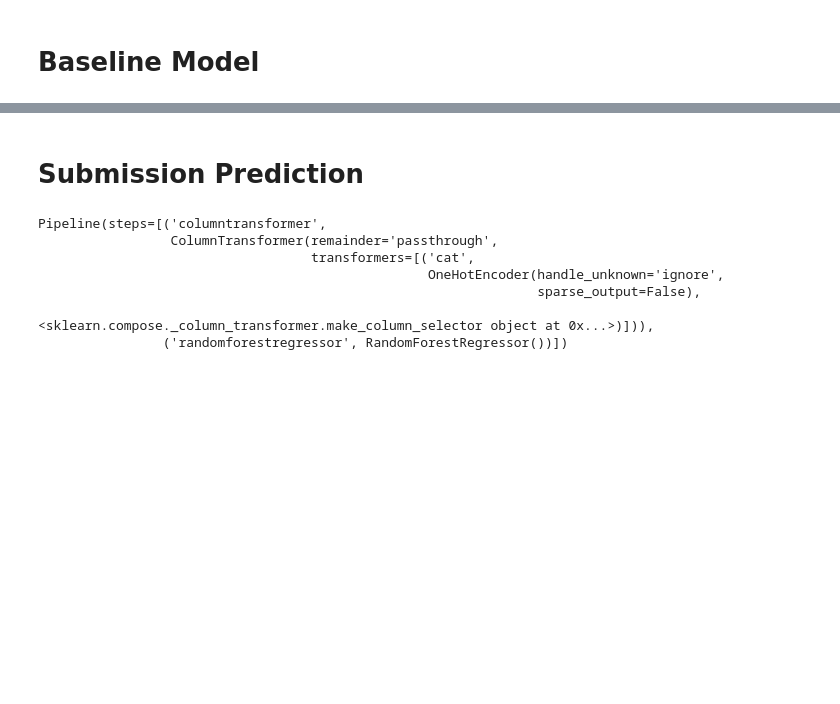
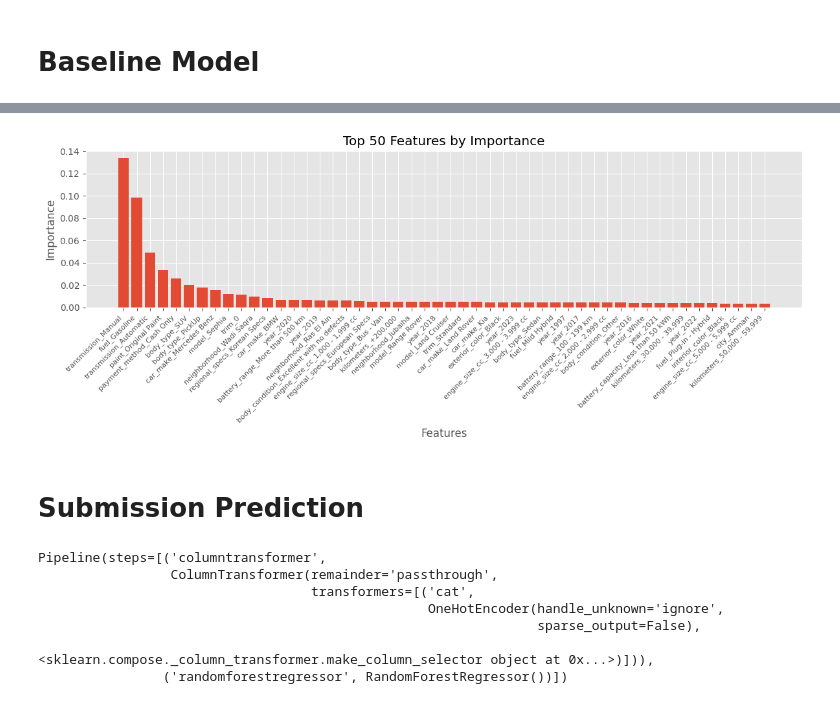
Before and after one commit to abhaykukade/Car-Price-Prediction, a Jupyter notebook: model_evaluation.ipynb, the cells around one changed output, grey strips where cells are left out. Drawn from its saved outputs; the diff is of its cells as text; code cells hidden in the pictures; blank space fills up the shorter version.

```diff
--- a/model_evaluation.ipynb
+++ b/model_evaluation.ipynb
@@ -93,0 +227,10 @@ array([-15281.86406452,  -8077.1065653 , -30844.68928739, -22779.52318645,
+# %%
+rf_grid = GridSearchCV(
+    rf_model,
+    param_grid=param_grid,
+    cv=5,
+    scoring='neg_root_mean_squared_error',
+    n_jobs=-1,
+    verbose=1
+)
+rf_grid.fit(X_train, y_train)
@@ -93,0 +267,6 @@ array([-15281.86406452,  -8077.1065653 , -30844.68928739, -22779.52318645,
+# %%
+rf_regressor = rf_grid.best_estimator_.named_steps['rfregressor'].regressor_
+# %%
+feature_imp = rf_regressor.feature_importances_
+sorted_idx = np.argsort(feature_imp)[::-1]
+sorted_idx
@@ -93,0 +275,3 @@ array([-15281.86406452,  -8077.1065653 , -30844.68928739, -22779.52318645,
+# %%
+transformed_feature_names = get_feature_names(rf_grid.best_estimator_.named_steps['preprocessor'])
+np.array(transformed_feature_names[::20])
@@ -94,3 +296,18 @@ array([-15281.86406452,  -8077.1065653 , -30844.68928739, -22779.52318645,
+# %%
+top_n = 50
+top_features = [transformed_feature_names[i] for i in sorted_idx[:top_n]]
+imp = [feature_imp[i] for i in sorted_idx[:top_n]]
+
+fig = plt.figure(figsize=(12, 5))
+plt.style.use('ggplot')
+plt.bar(top_features, imp)
+plt.xlabel('Features')
+plt.xticks(rotation = 45, ha='right', size=8)
+plt.ylabel('Importance')
+plt.title(f'Top {top_n} Features by Importance')
+plt.tight_layout()
+# %% [output]
+[figure, added]
 # %% [markdown]
 # Submission Prediction
 # %%
```
Also changed, not shown: parts of 45 cells of this notebook, 1 other file.
